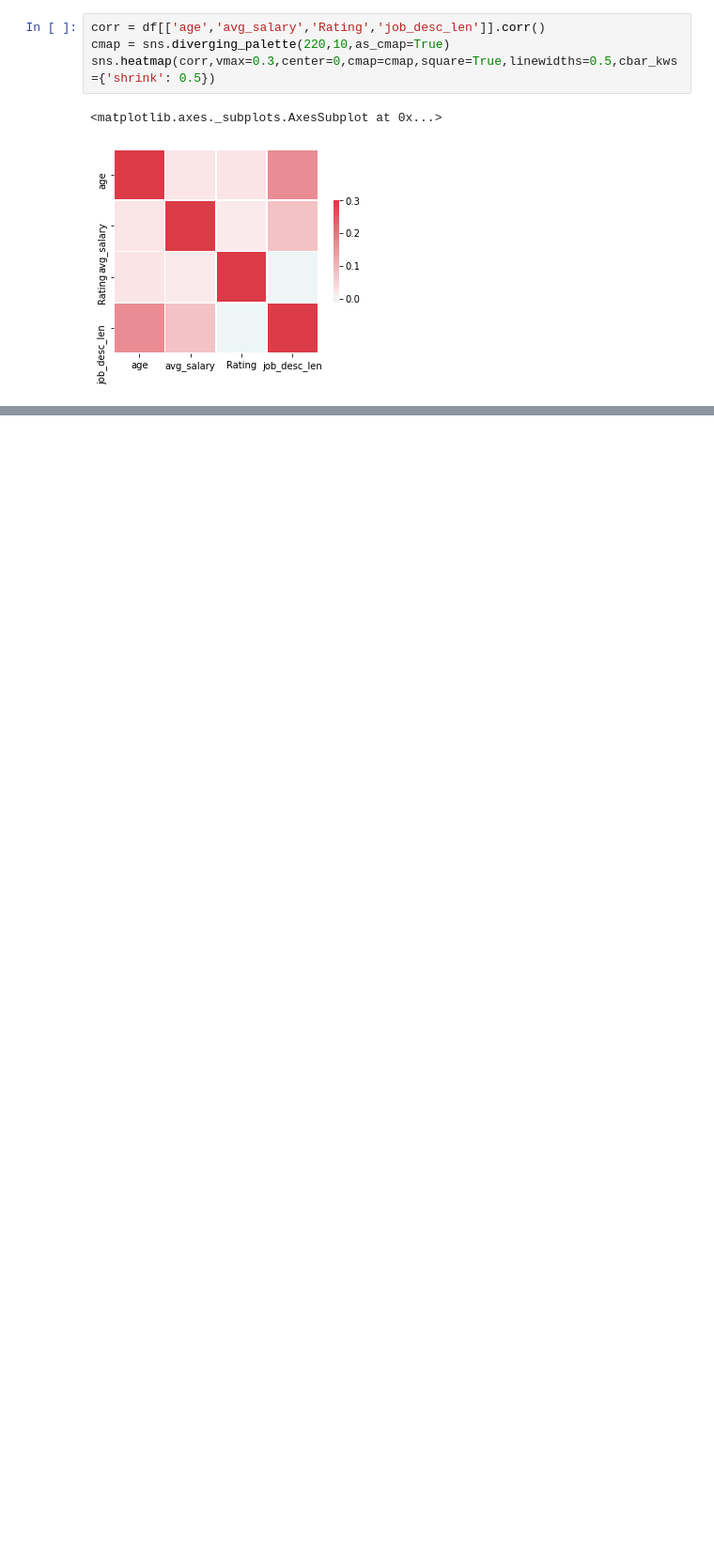
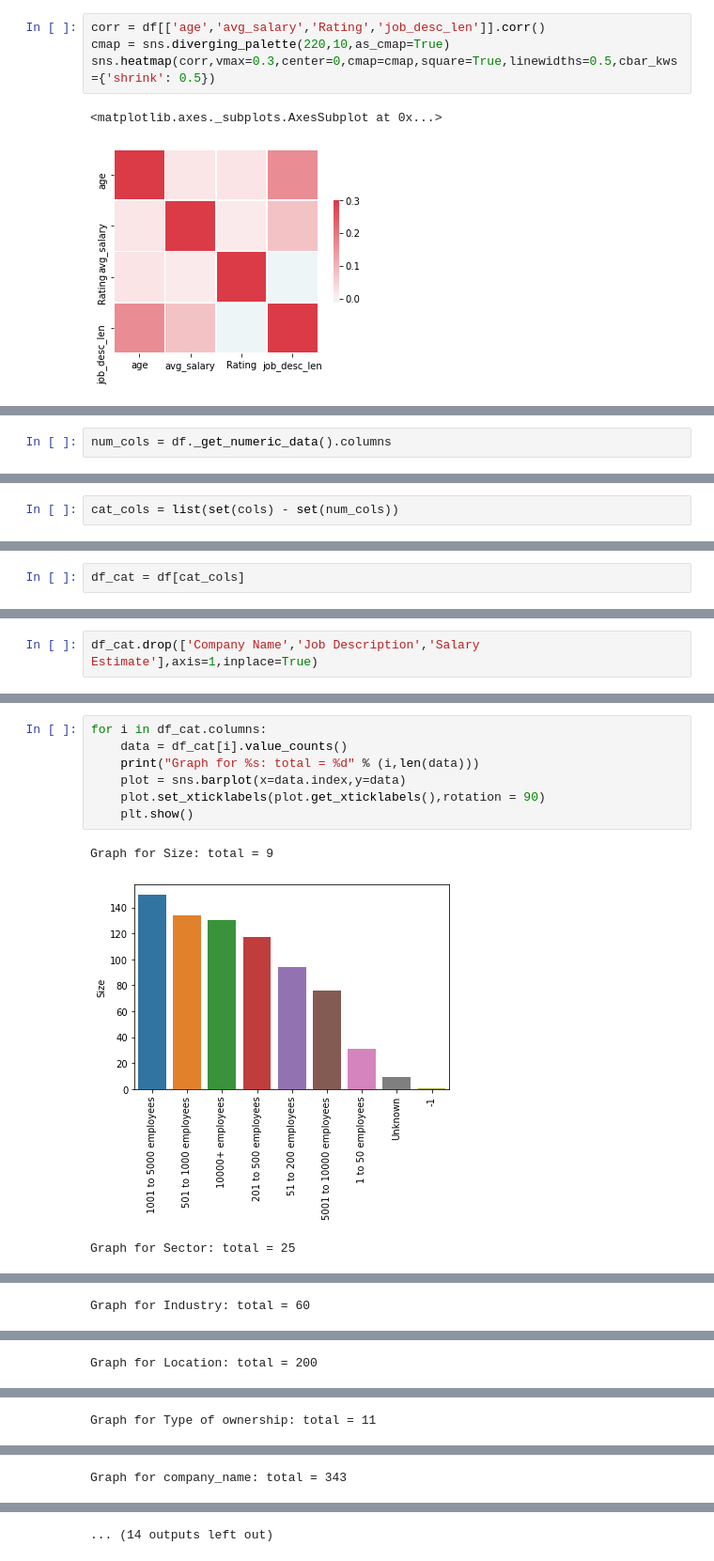
Before and after one commit to AhmadAbdElhameed/ds_salary_project, a Jupyter notebook: Data Cleaning.ipynb, the cells around one changed output, grey strips where cells are left out. Shown at 94% size. Saved outputs shown, nothing was run; the diff lists cells and outputs as text; blank space fills up the shorter version.

```diff
--- a/Data Cleaning.ipynb
+++ b/Data Cleaning.ipynb
@@ -494,0 +521,2 @@ sns.heatmap(corr,vmax=0.3,center=0,cmap=cmap,square=True,linewidths=0.5,cbar_kws
+# %%
+num_cols = df._get_numeric_data().columns
@@ -494,0 +532,2 @@ sns.heatmap(corr,vmax=0.3,center=0,cmap=cmap,square=True,linewidths=0.5,cbar_kws
+# %%
+cat_cols = list(set(cols) - set(num_cols))
@@ -494,0 +553,2 @@ sns.heatmap(corr,vmax=0.3,center=0,cmap=cmap,square=True,linewidths=0.5,cbar_kws
+# %%
+df_cat = df[cat_cols]
@@ -494,0 +564,2 @@ sns.heatmap(corr,vmax=0.3,center=0,cmap=cmap,square=True,linewidths=0.5,cbar_kws
+# %%
+df_cat.drop(['Company Name','Job Description','Salary Estimate'],axis=1,inplace=True)
@@ -494,0 +592,11 @@ sns.heatmap(corr,vmax=0.3,center=0,cmap=cmap,square=True,linewidths=0.5,cbar_kws
+# %%
+for i in df_cat.columns:
+    data = df_cat[i].value_counts()
+    print("Graph for %s: total = %d" % (i,len(data)))
+    plot = sns.barplot(x=data.index,y=data)
+    plot.set_xticklabels(plot.get_xticklabels(),rotation = 90)
+    plt.show()
+# %% [output]
+Graph for Size: total = 9
+[figure, added]
+Graph for Sector: total = 25
@@ -494,0 +604 @@ sns.heatmap(corr,vmax=0.3,center=0,cmap=cmap,square=True,linewidths=0.5,cbar_kws
+Graph for Industry: total = 60
@@ -494,0 +606 @@ sns.heatmap(corr,vmax=0.3,center=0,cmap=cmap,square=True,linewidths=0.5,cbar_kws
+Graph for Location: total = 200
@@ -494,0 +608 @@ sns.heatmap(corr,vmax=0.3,center=0,cmap=cmap,square=True,linewidths=0.5,cbar_kws
+Graph for Type of ownership: total = 11
@@ -494,0 +610 @@ sns.heatmap(corr,vmax=0.3,center=0,cmap=cmap,square=True,linewidths=0.5,cbar_kws
+Graph for company_name: total = 343
@@ -494,0 +612 @@ sns.heatmap(corr,vmax=0.3,center=0,cmap=cmap,square=True,linewidths=0.5,cbar_kws
+... (14 outputs left out)
```
Also changed, not shown: parts of 37 cells of this notebook, 2 other files.
